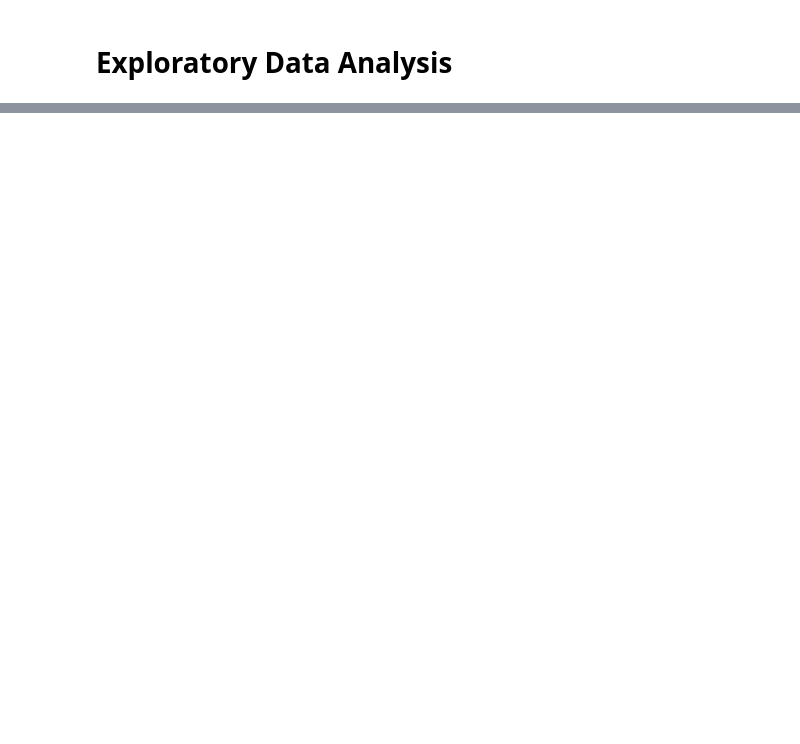
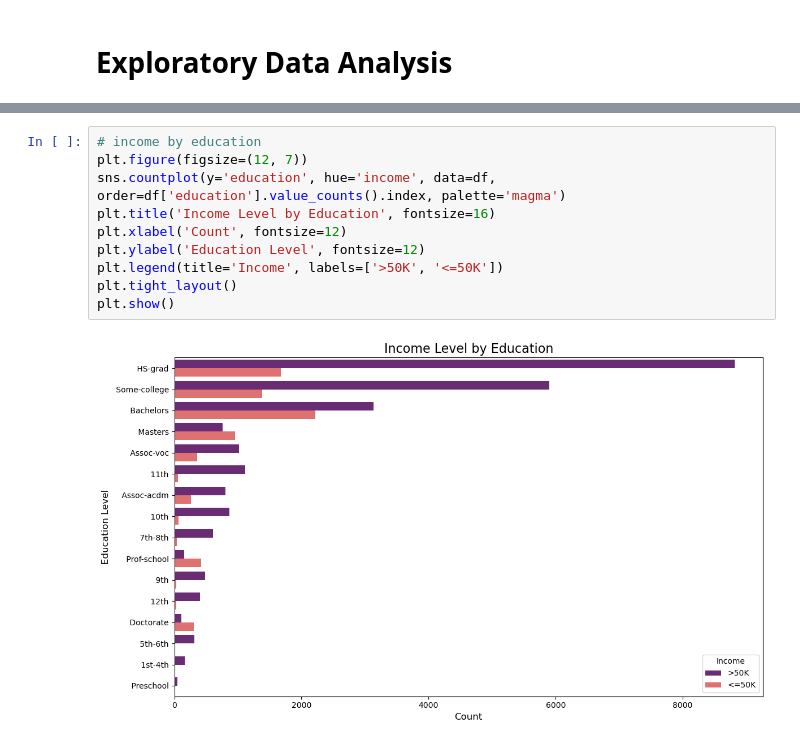
Before and after one commit to jnn-mllr/AML---final-project, a Jupyter notebook: notebooks/main.ipynb, the cells around one changed output, grey strips where cells are left out. Drawn from its saved outputs; the diff is of its cells as text; blank space fills up the shorter version.

```diff
--- a/notebooks/main.ipynb
+++ b/notebooks/main.ipynb
@@ -95,3 +139,15 @@ NameError: name 'df' is not defined
+# %%
+# income by education
+plt.figure(figsize=(12, 7))
+sns.countplot(y='education', hue='income', data=df, order=df['education'].value_counts().index, palette='magma')
+plt.title('Income Level by Education', fontsize=16)
+plt.xlabel('Count', fontsize=12)
+plt.ylabel('Education Level', fontsize=12)
+plt.legend(title='Income', labels=['>50K', '<=50K'])
+plt.tight_layout()
+plt.show()
+# %% [output]
+[figure, added]
 # %%
 # first glimpse into the data set
 df.head()
```
Also changed, not shown: parts of 16 cells of this notebook, 2 other files.
